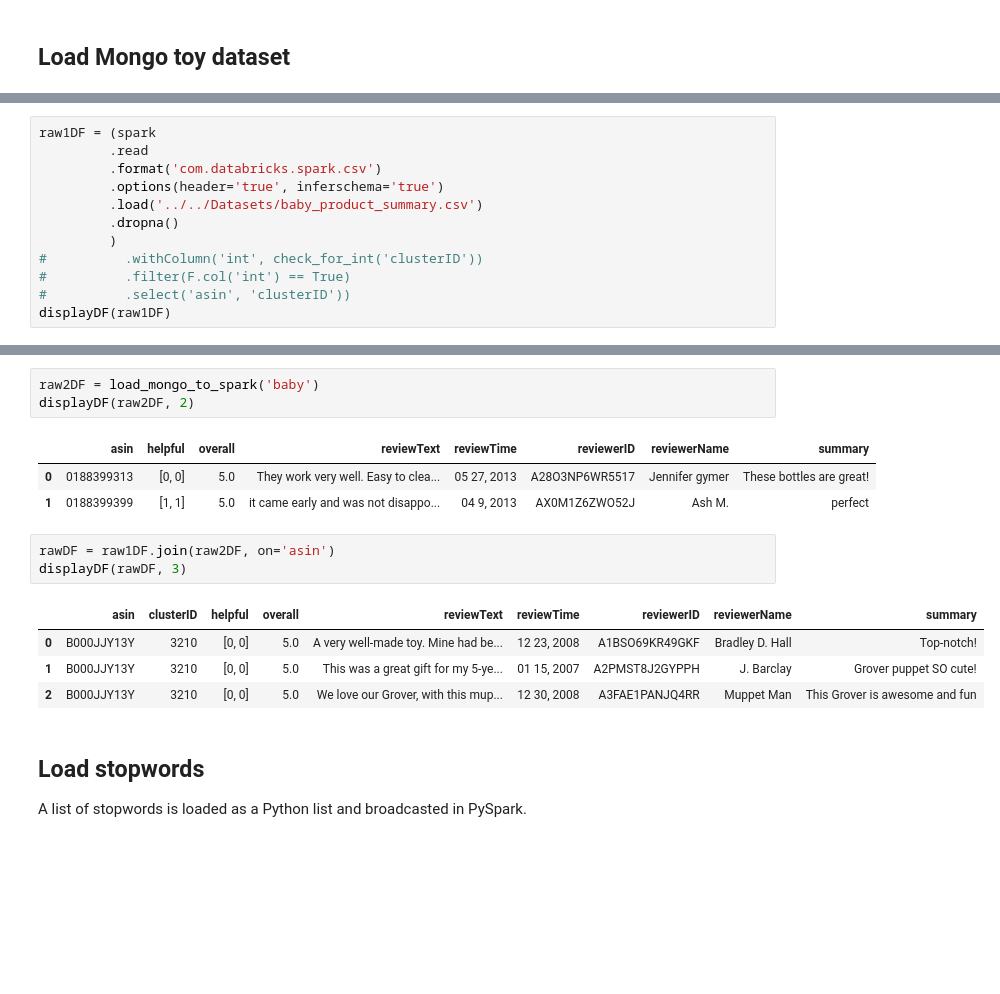
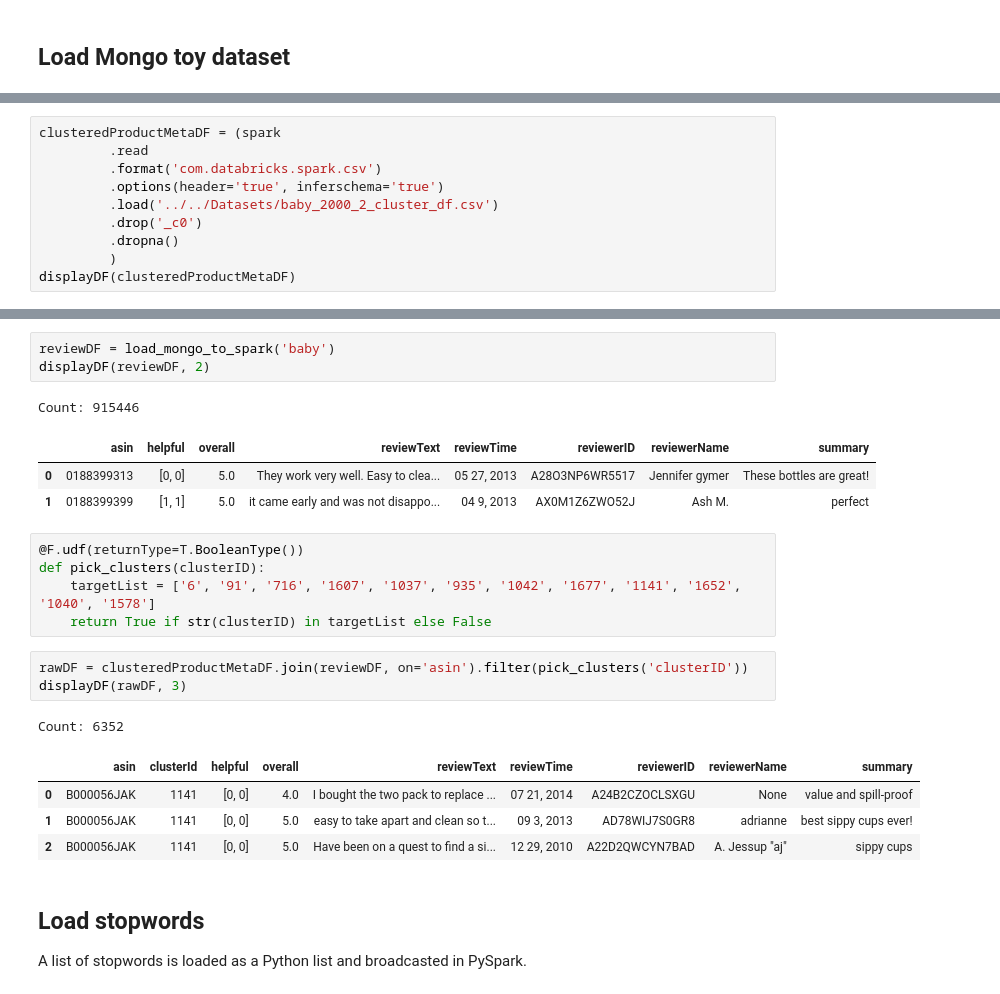
Before and after one commit to wezteoh/hack_on_data, a Jupyter notebook: clustering/Word Processing.ipynb, the cells around one changed output, grey strips where cells are left out. Drawn from its saved outputs; the diff is of its cells as text; blank space fills up the shorter version.

```diff
--- a/clustering/Word Processing.ipynb
+++ b/clustering/Word Processing.ipynb
@@ -128,13 +117,11 @@ The function below takes in a Spark DataFrame containing reviews of a particula
 # %%
-raw1DF = (spark
+clusteredProductMetaDF = (spark
          .read
          .format('com.databricks.spark.csv')
          .options(header='true', inferschema='true')
-         .load('../../Datasets/baby_product_summary.csv')
+         .load('../../Datasets/baby_2000_2_cluster_df.csv')
+         .drop('_c0')
          .dropna()
          )
-#          .withColumn('int', check_for_int('clusterID'))
-#          .filter(F.col('int') == True)
-#          .select('asin', 'clusterID'))
-displayDF(raw1DF)
+displayDF(clusteredProductMetaDF)
 # %% [output]
@@ -152,18 +140,25 @@ displayDF(raw1DF)
 # %%
-raw2DF = load_mongo_to_spark('baby')
-displayDF(raw2DF, 2)
+reviewDF = load_mongo_to_spark('baby')
+displayDF(reviewDF, 2)
 # %% [output]
+Count: 915446
 |  | asin | helpful | overall | reviewText | reviewTime | reviewerID | reviewerName | summary |
 | 0 | 0188399313 | [0, 0] | 5.0 | They work very well. Easy to clea... | 05 27, 2013 | A28O3NP6WR5517 | Jennifer gymer | These bottles are great! |
 | 1 | 0188399399 | [1, 1] | 5.0 | it came early and was not disappo... | 04 9, 2013 | AX0M1Z6ZWO52J | Ash M. | perfect |
+# %%
+@F.udf(returnType=T.BooleanType())
+def pick_clusters(clusterID):
+    targetList = ['6', '91', '716', '1607', '1037', '935', '1042', '1677', '1141', '1652', '1040', '1578']
+    return True if str(clusterID) in targetList else False
 # %%
-rawDF = raw1DF.join(raw2DF, on='asin')
+rawDF = clusteredProductMetaDF.join(reviewDF, on='asin').filter(pick_clusters('clusterID'))
 displayDF(rawDF, 3)
 # %% [output]
+Count: 6352
-|  | asin | clusterID | helpful | overall | reviewText | reviewTime | reviewerID | reviewerName | summary |
-| 0 | B000JJY13Y | 3210 | [0, 0] | 5.0 | A very well-made toy. Mine had be... | 12 23, 2008 | A1BSO69KR49GKF | Bradley D. Hall | Top-notch! |
-| 1 | B000JJY13Y | 3210 | [0, 0] | 5.0 | This was a great gift for my 5-ye... | 01 15, 2007 | A2PMST8J2GYPPH | J. Barclay | Grover puppet SO cute! |
-| 2 | B000JJY13Y | 3210 | [0, 0] | 5.0 | We love our Grover, with this mup... | 12 30, 2008 | A3FAE1PANJQ4RR | Muppet Man | This Grover is awesome and fun |
+|  | asin | clusterId | helpful | overall | reviewText | reviewTime | reviewerID | reviewerName | summary |
+| 0 | B000056JAK | 1141 | [0, 0] | 4.0 | I bought the two pack to replace ... | 07 21, 2014 | A24B2CZOCLSXGU | None | value and spill-proof |
+| 1 | B000056JAK | 1141 | [0, 0] | 5.0 | easy to take apart and clean so t... | 09 3, 2013 | AD78WIJ7S0GR8 | adrianne | best sippy cups ever! |
+| 2 | B000056JAK | 1141 | [0, 0] | 5.0 | Have been on a quest to find a si... | 12 29, 2010 | A22D2QWCYN7BAD | A. Jessup "aj" | sippy cups |
 # %% [markdown]
 ## Load stopwords
 A list of stopwords is loaded as a Python list and broadcasted in PySpark.
```
Also changed, not shown: parts of 28 cells of this notebook.
